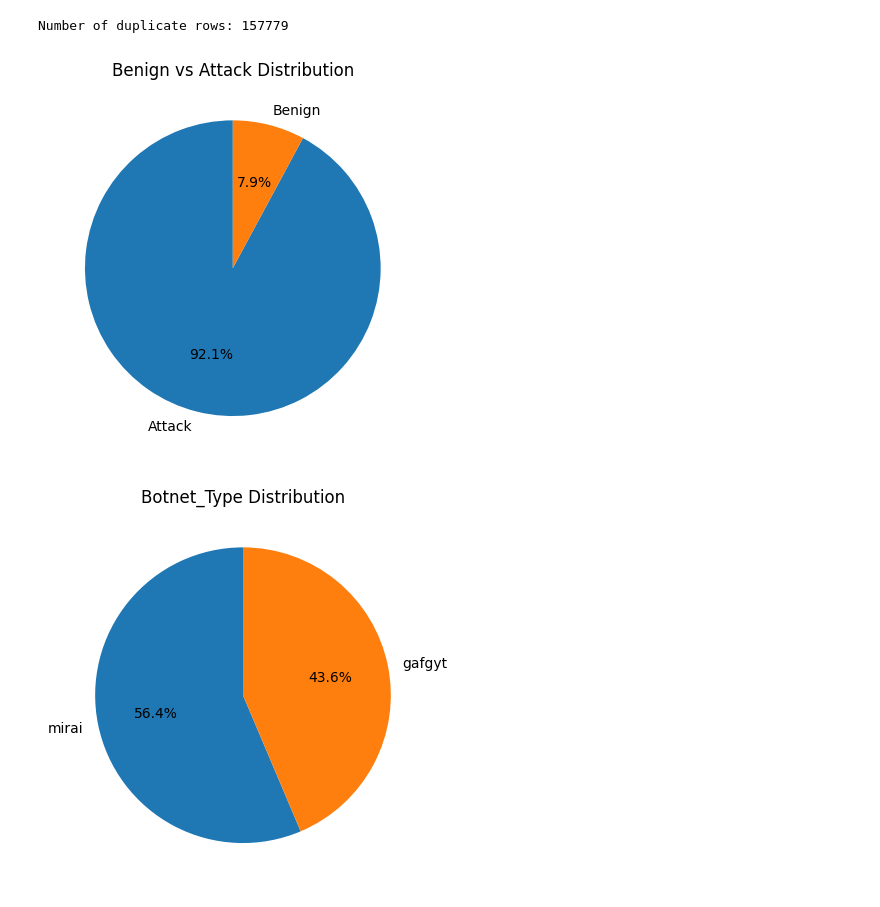
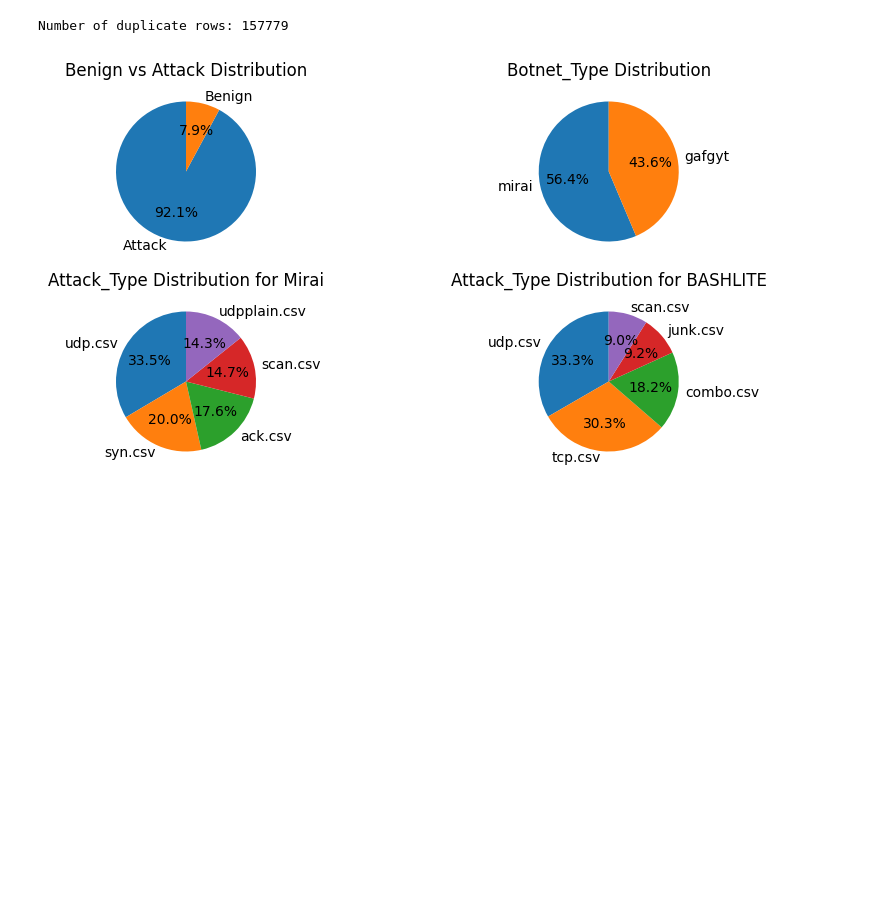
Before and after one commit to pmogrelia/CSE151A-Project, a Jupyter notebook: CSE151A_Project.ipynb, the cells around one changed output. Cells and saved outputs as stored; diff of their text form; code cells hidden in the pictures; blank space fills up the shorter version.

Commit message:
Small tweaks for pi charts to look cleaner

```diff
--- a/CSE151A_Project.ipynb
+++ b/CSE151A_Project.ipynb
@@ -279,26 +279,23 @@ print(f"Number of duplicate rows: {num_duplicates}")
 Number of duplicate rows: 157779
 # %%
 counts = [attack_traffic.shape[0], benign_traffic.shape[0]]
+fig, axes = plt.subplots(2, 2, figsize=(10,5))
 
-plt.pie(counts, labels=["Attack", "Benign"], autopct="%1.1f%%", startangle=90)
-plt.title("Benign vs Attack Distribution")
-plt.show()
+axes[0][0].pie(counts, labels=["Attack", "Benign"], autopct="%1.1f%%", startangle=90)
+axes[0][0].set_title("Benign vs Attack Distribution")
 
 
 counts = attack_traffic["Botnet_Type"].value_counts()
-plt.pie(counts, labels=counts.index, autopct="%1.1f%%", startangle=90)
-plt.title("Botnet_Type Distribution")
-plt.show()
+axes[0][1].pie(counts, labels=counts.index, autopct="%1.1f%%", startangle=90)
+axes[0][1].set_title("Botnet_Type Distribution")
 
 counts = attack_traffic[attack_traffic.Botnet_Type == 'mirai']["Attack_Type"].value_counts()
-plt.pie(counts, labels=counts.index, autopct="%1.1f%%", startangle=90)
-plt.title("Attack_Type Distribution for Mirai")
-plt.show()
+axes[1][0].pie(counts, labels=counts.index, autopct="%1.1f%%", startangle=90)
+axes[1][0].set_title("Attack_Type Distribution for Mirai")
 
 counts = attack_traffic[attack_traffic.Botnet_Type == 'gafgyt']["Attack_Type"].value_counts()
-plt.pie(counts, labels=counts.index, autopct="%1.1f%%", startangle=90)
-plt.title("Attack_Type Distribution for BASHLITE")
+axes[1][1].pie(counts, labels=counts.index, autopct="%1.1f%%", startangle=90)
+axes[1][1].set_title("Attack_Type Distribution for BASHLITE")
 plt.show()
 # %% [output]
-[figure, old version]
+[figure, new version]
-[figure, removed]
```
Also changed, not shown: parts of 3 cells of this notebook.
